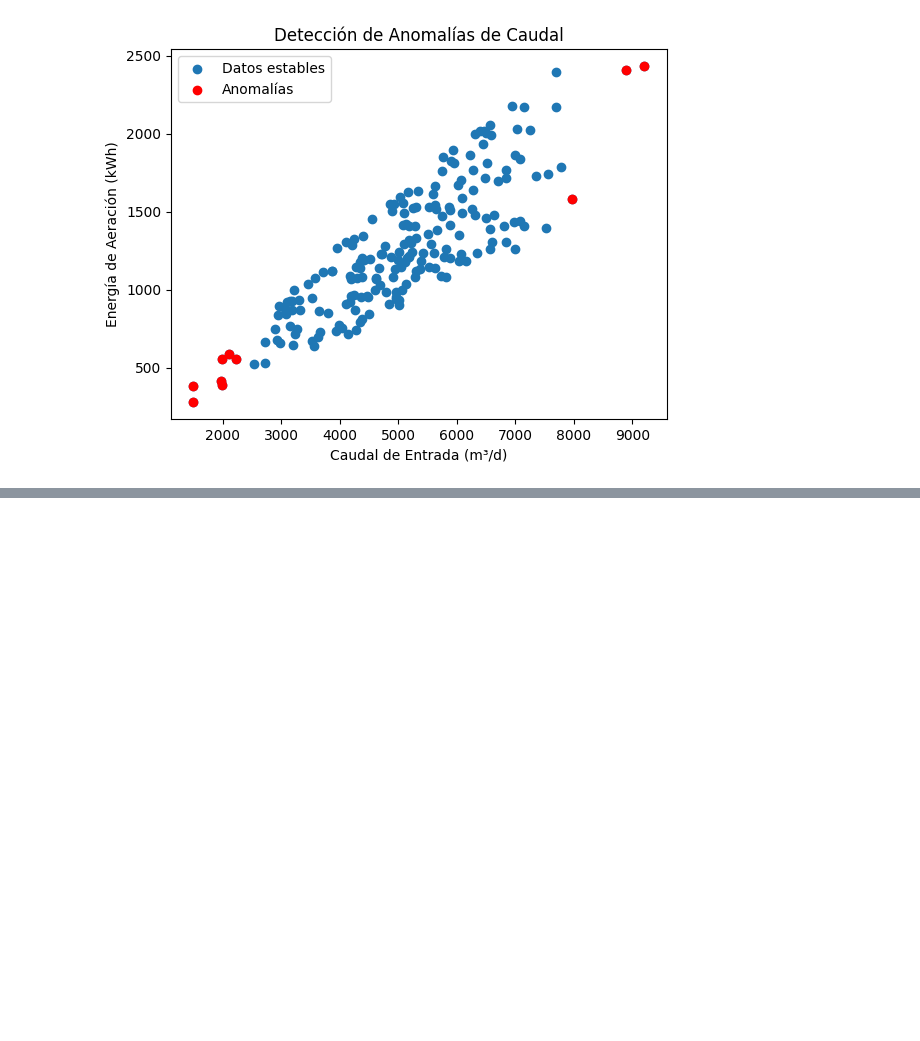
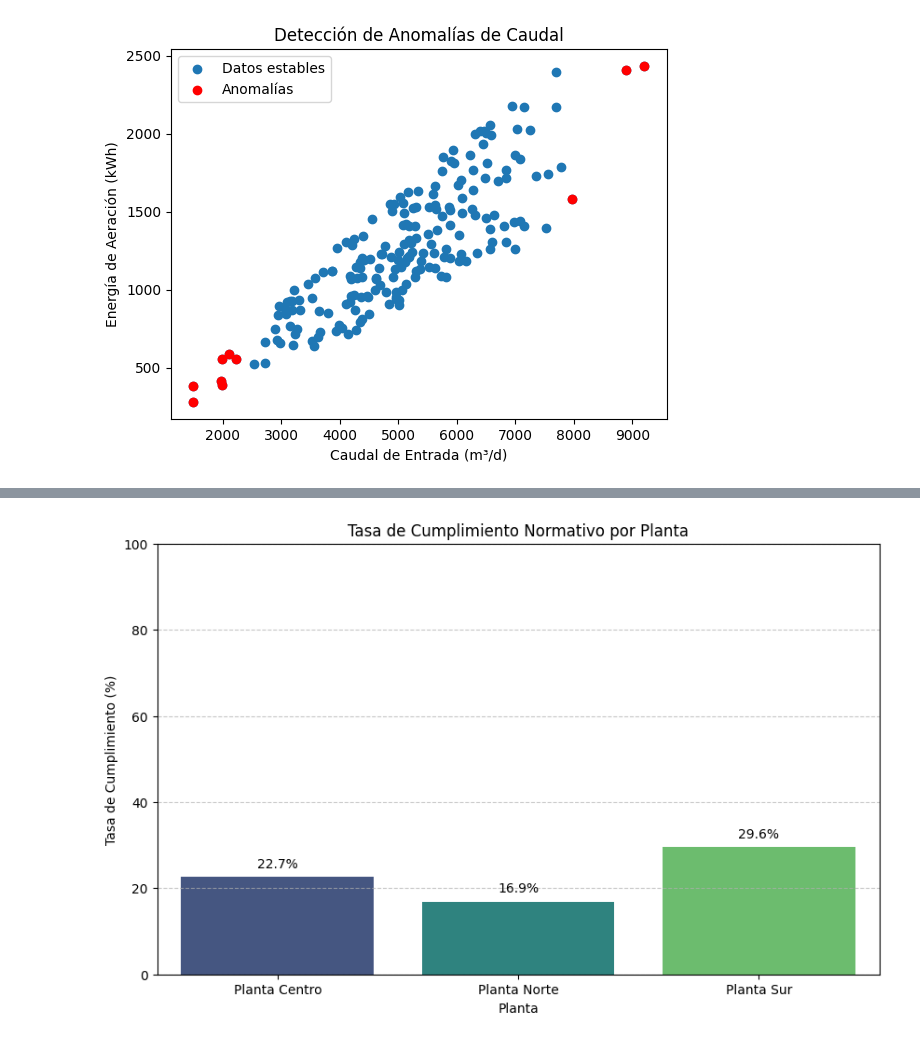
Before and after one commit to amida96/ciencia-de-datos-semana-8, a Jupyter notebook: ciencia_de_datos_sem_8.ipynb, the cells around one changed output, grey strips where cells are left out. Saved outputs shown, nothing was run; the diff lists cells and outputs as text; code cells hidden in the pictures; blank space fills up the shorter version.

```diff
--- a/ciencia_de_datos_sem_8.ipynb
+++ b/ciencia_de_datos_sem_8.ipynb
@@ -209,0 +242,20 @@ plt.show()
+# %%
+tasa_cumplimiento_por_planta = data_operativa.groupby('planta')['cumplimiento_norma'].mean().reset_index()
+tasa_cumplimiento_por_planta['tasa_cumplimiento_por_planta'] = tasa_cumplimiento_por_planta['cumplimiento_norma'] * 100
+
+plt.figure(figsize=(10, 6))
+ax = sns.barplot(x='planta', y='tasa_cumplimiento_por_planta', data=tasa_cumplimiento_por_planta, palette='viridis', hue='planta', legend=False)
+plt.title('Tasa de Cumplimiento Normativo por Planta')
+plt.xlabel('Planta')
+plt.ylabel('Tasa de Cumplimiento (%)')
+plt.ylim(0, 100)
+plt.grid(axis='y', linestyle='--', alpha=0.7)
+
+# Add percentage labels on top of each bar
+for p in ax.patches:
+    ax.annotate(f'{p.get_height():.1f}%', (p.get_x() + p.get_width() / 2., p.get_height()),
+                ha='center', va='center', xytext=(0, 10), textcoords='offset points')
+
+plt.show()
+# %% [output]
+[figure, added]
```
Also changed, not shown: parts of 5 cells of this notebook.
